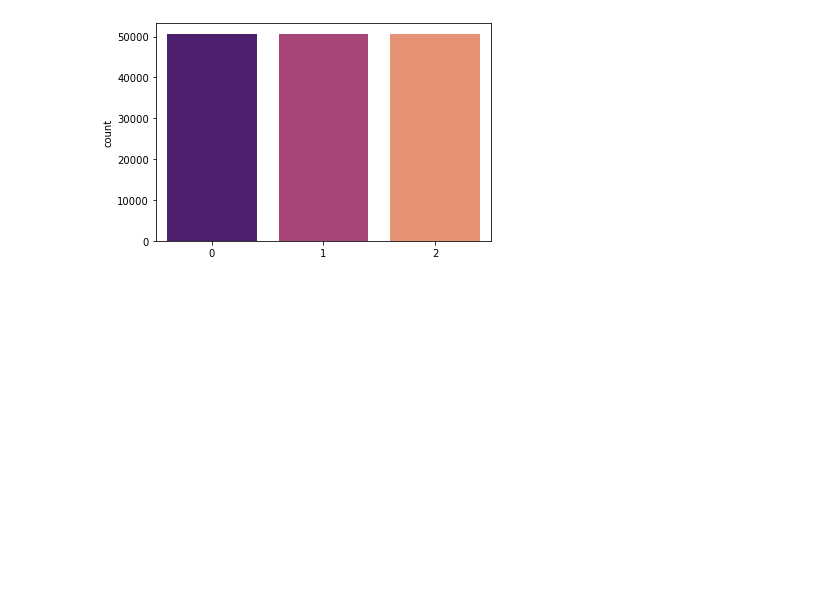
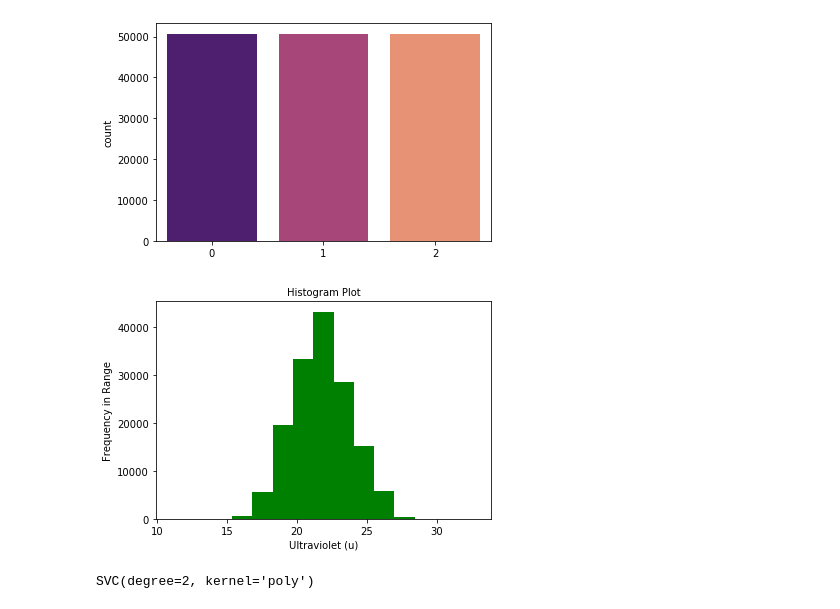
Before and after one commit to vedang9/Stellar-Classification, a Jupyter notebook: Untitled.ipynb, the cells around one changed output. Cells and saved outputs as stored; diff of their text form; code cells hidden in the pictures; blank space fills up the shorter version.

```diff
--- a/Untitled.ipynb
+++ b/Untitled.ipynb
@@ -187,3 +185,6 @@ print('Resampled dataset shape %s' % Counter(y))
 # %% [output]
 Original dataset shape Counter({0: 50695, 2: 17890, 1: 16158})
 Resampled dataset shape Counter({0: 50695, 1: 50695, 2: 50695})
+# %%
+new_df = pd.concat([x,pd.DataFrame(y.tolist(),columns=["class"])], axis = 1)
+new_df.head()
@@ -192,3 +200,11 @@ sns.countplot(y, palette='magma')
 # %% [output]
 <matplotlib.axes._subplots.AxesSubplot at 0x...>
 [figure]
+# %%
+plt.hist(new_df['u'], bins = 15, color = 'green')
+plt.title("Histogram Plot", fontsize = 10)
+plt.xlabel("Ultraviolet (u)")
+plt.ylabel("Frequency in Range")
+plt.show()
+# %% [output]
+[figure, added]
@@ -209,0 +231,6 @@ from yellowbrick.style import set_palette
+# %%
+from sklearn import svm
+model = svm.SVC(kernel='poly', degree=2)
+model.fit(x_train, y_train)
+# %% [output]
+SVC(degree=2, kernel='poly')
```
Also changed, not shown: parts of 11 cells of this notebook.
